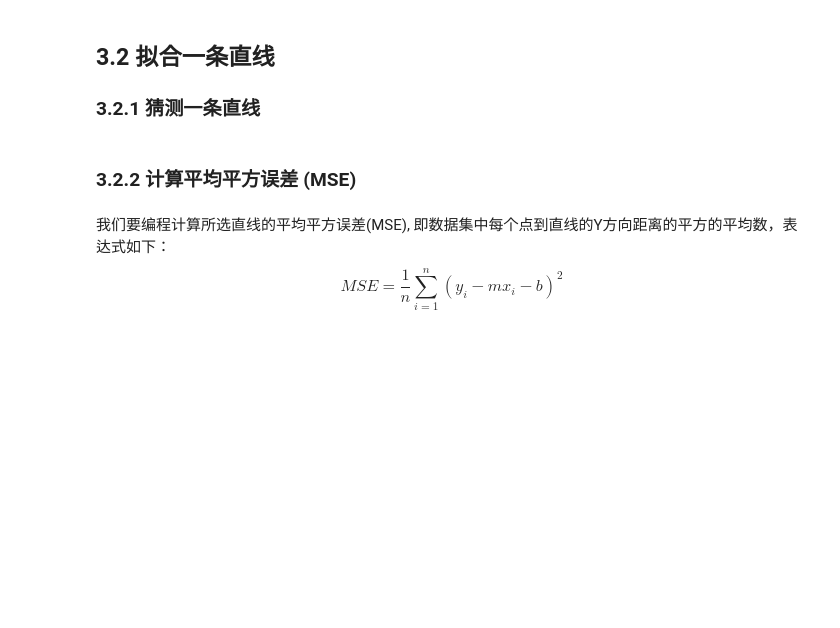
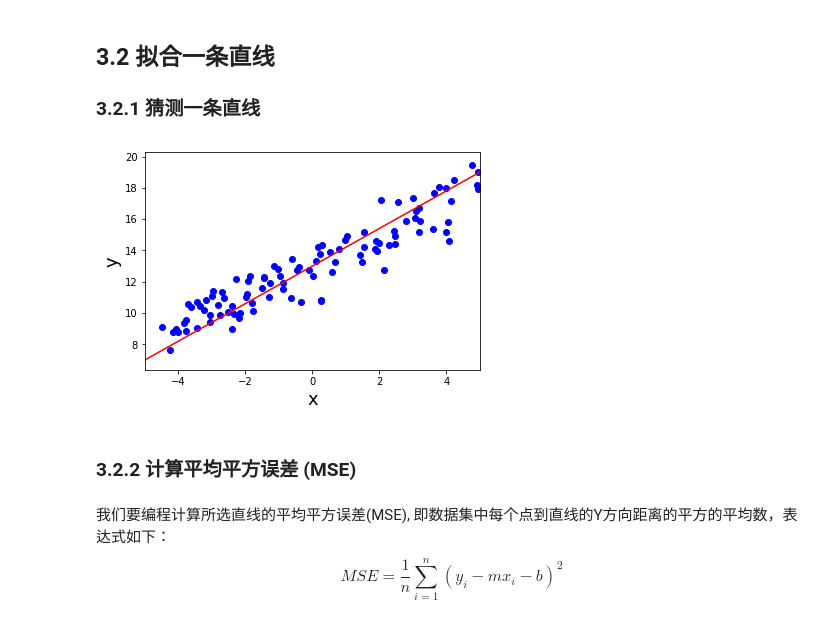
Before and after one commit to haozhan9/lesson3, a Jupyter notebook: linear_regression_project.ipynb, the cells around one changed output. Cells and saved outputs as stored; diff of their text form; code cells hidden in the pictures; blank space fills up the shorter version.

```diff
--- a/linear_regression_project.ipynb
+++ b/linear_regression_project.ipynb
@@ -433,20 +494,22 @@ plt.show()
 ### 3.2.1 猜测一条直线
 # %%
 #TODO 请选择最适合的直线 y = mx + b
-m = 0
-b = 0
+m = 1.2
+b = 13
 
 # 不要修改这里！
 plt.xlim((-5,5))
 x_vals = plt.axes().get_xlim()
 y_vals = [m*x+b for x in x_vals]
 plt.plot(x_vals, y_vals, '-', color='r')
 
 plt.xlabel('x',fontsize=18)
 plt.ylabel('y',fontsize=18)
 plt.scatter(X,Y,c='b')
 
 plt.show()
+# %% [output]
+[figure, added]
 # %% [markdown]
 ### 3.2.2 计算平均平方误差 (MSE)
 # %% [markdown]
```
Also changed, not shown: parts of 23 cells of this notebook, 1 other file.
